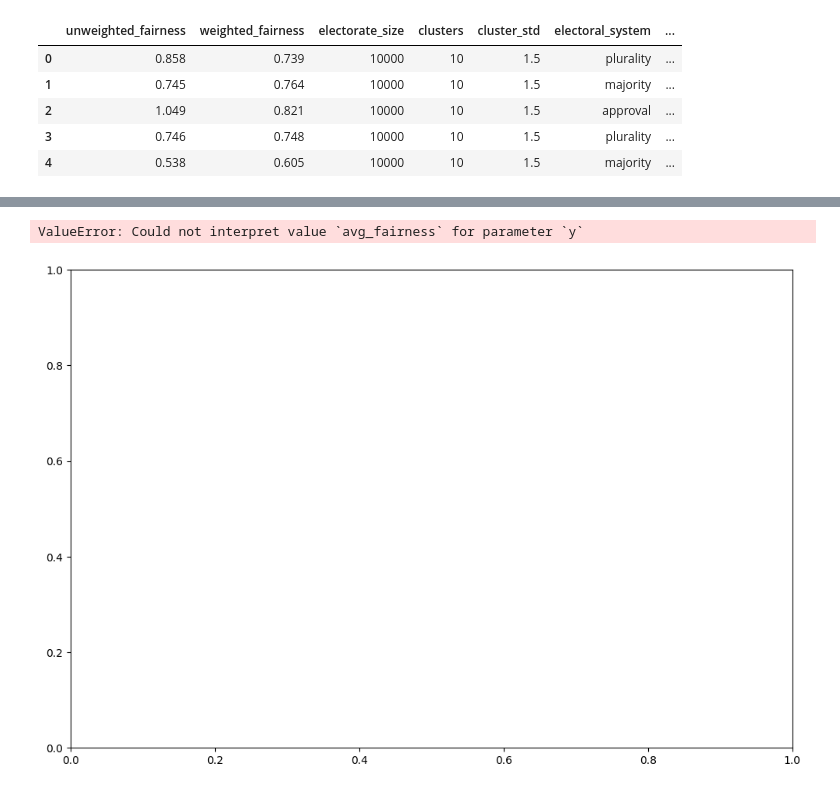
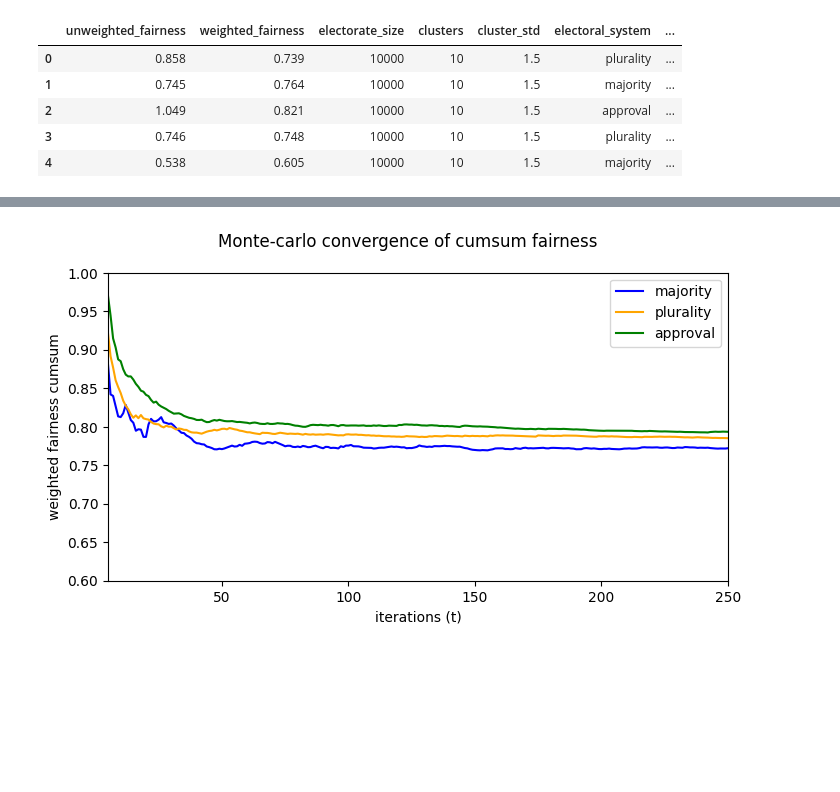
Before and after one commit to Expan75/complex-simulation-project, a Jupyter notebook: fairness_convergence.ipynb, the cells around one changed output, grey strips where cells are left out. Cells and saved outputs as stored; diff of their text form; code cells hidden in the pictures; blank space fills up the shorter version.

Commit message:
add fairness convergence plot

```diff
--- a/fairness_convergence.ipynb
+++ b/fairness_convergence.ipynb
@@ -113,12 +106,18 @@ approval_df.head()
+# %%
+# setup convergence metrics
+majority_fairness_convergence = majority_df.weighted_fairness.cumsum() / majority_df.index
+plurality_fairness_convergence = plurality_df.weighted_fairness.cumsum() / majority_df.index
+approval_fairness_convergence = approval_df.weighted_fairness.cumsum() / majority_df.index
 # %%
-fig, ax = plt.subplots(1,1, figsize=(12, 8))
-sns.lineplot(data=majority_df, x="t", y="avg_fairness", color="blue", label="majority" , ax=ax)
-sns.lineplot(data=plurality_df, x="t", y="avg_fairness", color="orange", label="plurality", ax=ax)
-sns.lineplot(data=approval_df, x="t", y="avg_fairness", color="red", label="approval", ax=ax)
-ax.set_xlim(10) # just for polish
+fig, ax = plt.subplots(1,1, figsize=(8, 4))
+sns.lineplot(majority_fairness_convergence, color="blue", label="majority" , ax=ax)
+sns.lineplot(plurality_fairness_convergence, color="orange", label="plurality", ax=ax)
+sns.lineplot(approval_fairness_convergence, color="green", label="approval", ax=ax)
+ax.set_xlim([5, 250]) # just for polish
+ax.set_ylim([0.6, 1])
 ax.set_xlabel("iterations (t)")
-plt.suptitle("Monte-carlo convergence of rolling average fairness")
+ax.set_ylabel("weighted fairness cumsum")
+plt.suptitle("Monte-carlo convergence of cumsum fairness")
 plt.show()
 # %% [output]
-ValueError: Could not interpret value `avg_fairness` for parameter `y`
-[figure, old version]
+[figure, new version]
```
Also changed, not shown: parts of 3 cells of this notebook, 3 other files.
